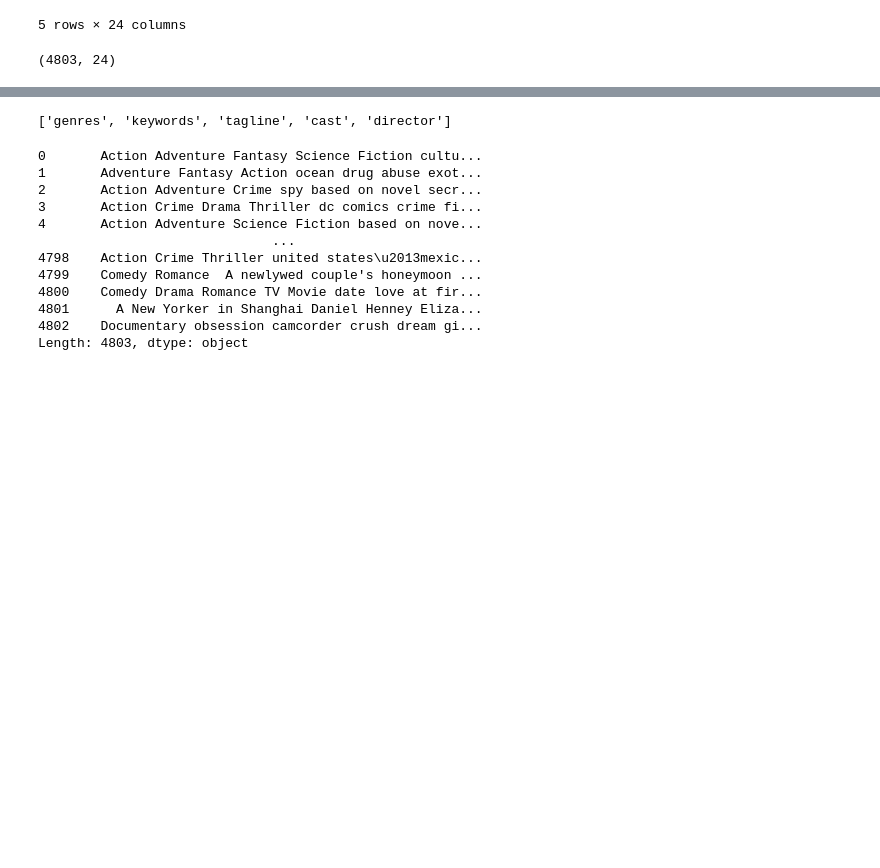
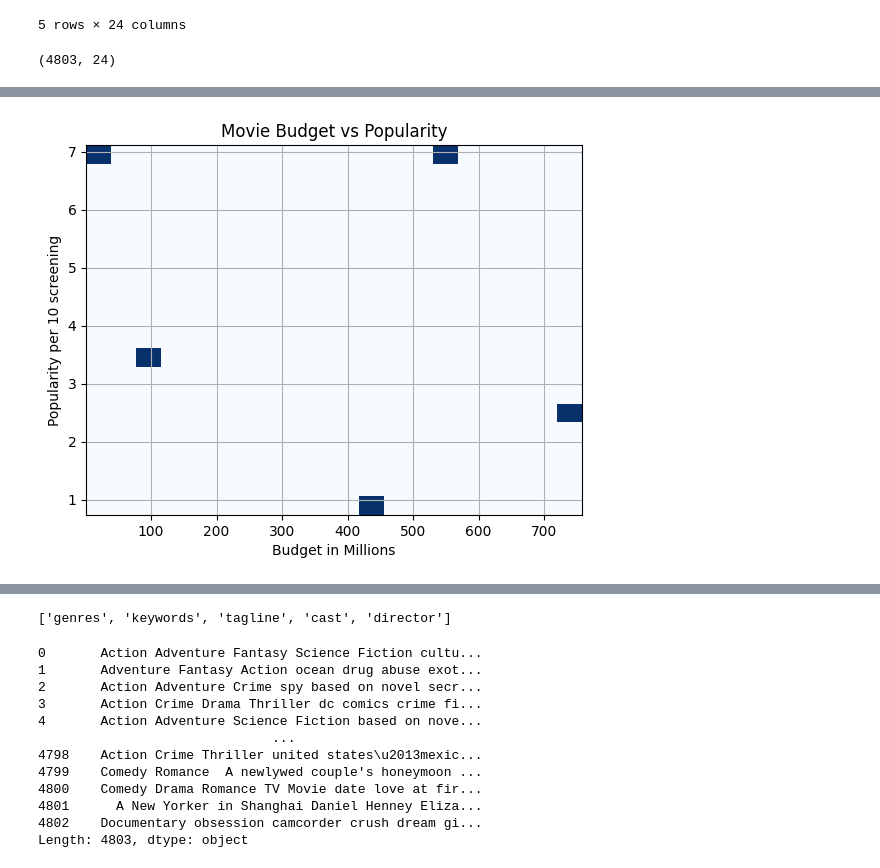
Before and after one commit to shiwanshurahul/Movie-Recommendation-system, a Jupyter notebook: Movie_Recommendation_System.ipynb, the cells around one changed output, grey strips where cells are left out. Cells and saved outputs as stored; diff of their text form; code cells hidden in the pictures; blank space fills up the shorter version.

```diff
--- a/Movie_Recommendation_System.ipynb
+++ b/Movie_Recommendation_System.ipynb
@@ -47,0 +136,20 @@ movies_data.shape
+# %%
+
+
+# data
+budgets = [0.87, 454, 758, 568, 112]
+popularity_scores = [6.969299, 0.740106, 2.453742, 7.111444, 3.375208]
+
+# Create a histogram plot
+plt.hist2d(budgets, popularity_scores, bins=[20, 20], cmap='Blues')
+
+# Add labels and title
+plt.xlabel('Budget in Millions')
+plt.ylabel('Popularity per 10 screening')
+plt.title('Movie Budget vs Popularity')
+
+# Show the plot
+plt.grid()
+plt.show()
+# %% [output]
+[figure, added]
```
Also changed, not shown: parts of 14 cells of this notebook.
